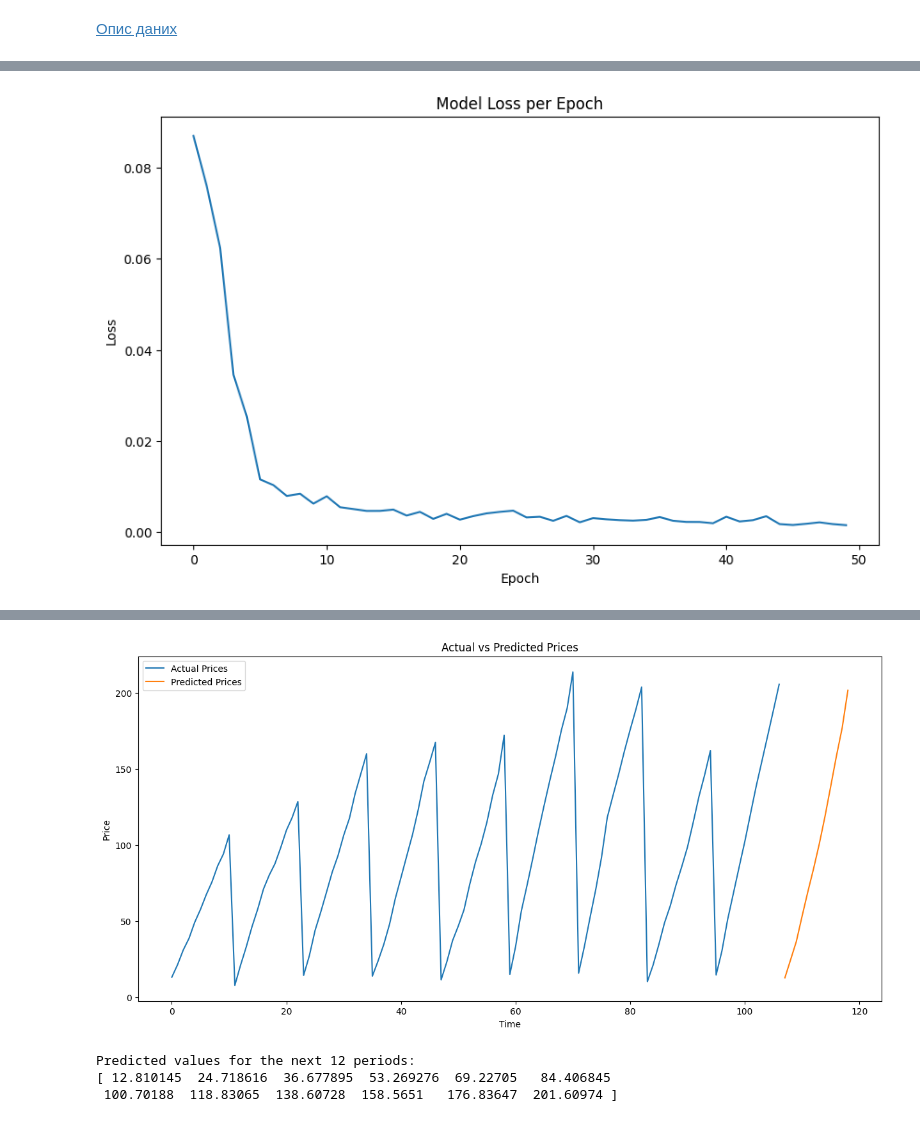
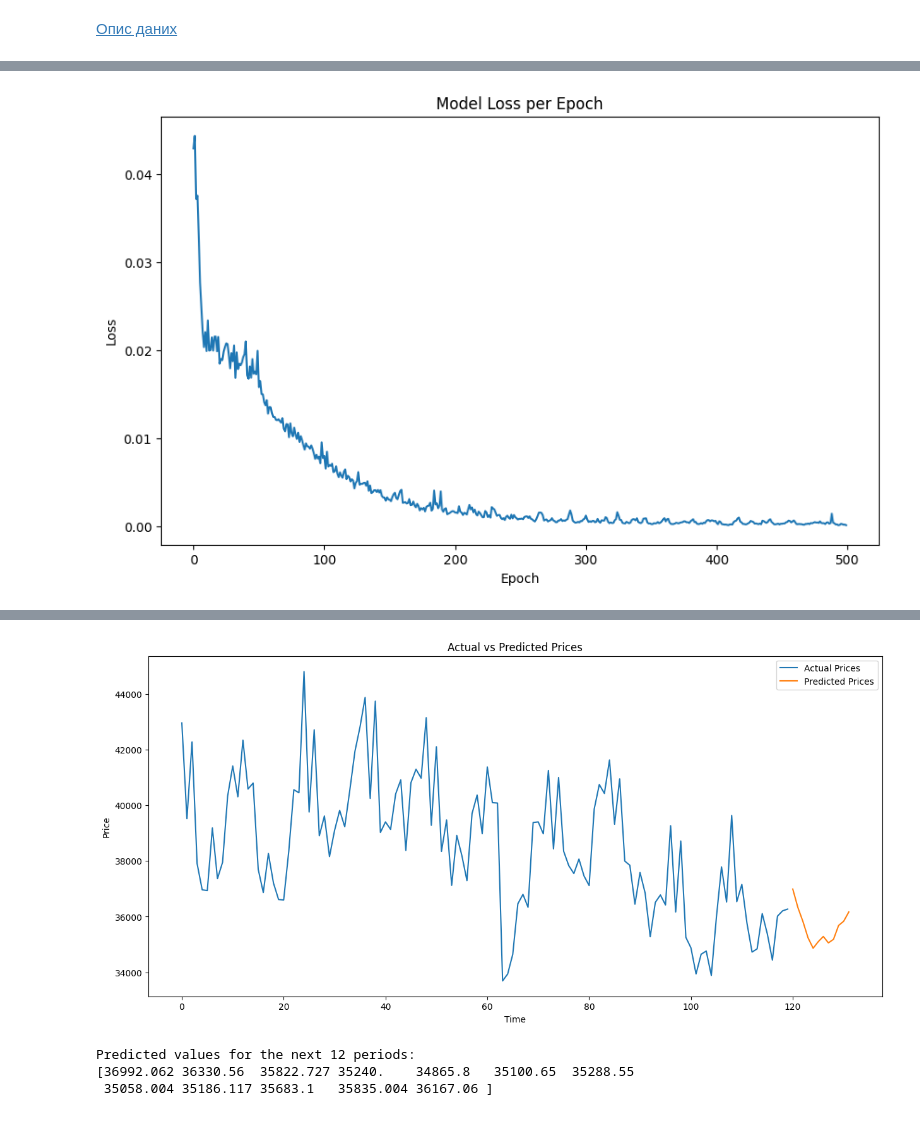
Before and after one commit to Flyingzaptop/Python-Colab, a Jupyter notebook: nika.ipynb, the cells around one changed output, grey strips where cells are left out. Drawn from its saved outputs; the diff is of its cells as text; code cells hidden in the pictures.

```diff
--- a/nika.ipynb
+++ b/nika.ipynb
@@ -8,11 +8,12 @@ pd.set_option('display.max_rows', 50)
 # %% [markdown]
 [Опис даних](https://search.r-project.org/CRAN/refmans/PPtreeregViz/html/insurance.html)
 # %%
-df = pd.read_excel("nika.xlsx")
+df = pd.read_excel("NIKA1.xlsx")
 # %%
 # prompt: remove first column from dataset and rename other 3 columns to price, month and year, but leave indexes
 
 df = df.iloc[:, 1:]
+df = df.drop('t', axis = 1)
 df = df.rename(columns={df.columns[0]: 'price', df.columns[1]: 'month', df.columns[2]: 'year'})
 df
 # %% [output]
@@ -66,7 +67,7 @@ model.add(Dense(1))
 model.compile(loss='mean_squared_error', optimizer='adam')
 
 # Train the model
-history = model.fit(X_train, y_train, epochs=50, batch_size=1, verbose=2)
+history = model.fit(X_train, y_train, epochs=500, batch_size=1, verbose=2)
 
 # Plot training loss
 plt.figure(figsize=(10, 6))
@@ -132 +134 @@ Epoch 50/50
-[figure, old version]
+[figure, new version]
@@ -145,4 +147,4 @@ Epoch 50/50
-[figure, old version]
+[figure, new version]
-Predicted values for the next 12 periods:
-[ 12.810145  24.718616  36.677895  53.269276  69.22705   84.406845
- 100.70188  118.83065  138.60728  158.5651   176.83647  201.60974 ]
+Predicted values for the next 12 periods:
+[36992.062 36330.56  35822.727 35240.    34865.8   35100.65  35288.55
+ 35058.004 35186.117 35683.1   35835.004 36167.06 ]
```
Also changed, not shown: parts of 2 cells of this notebook.
